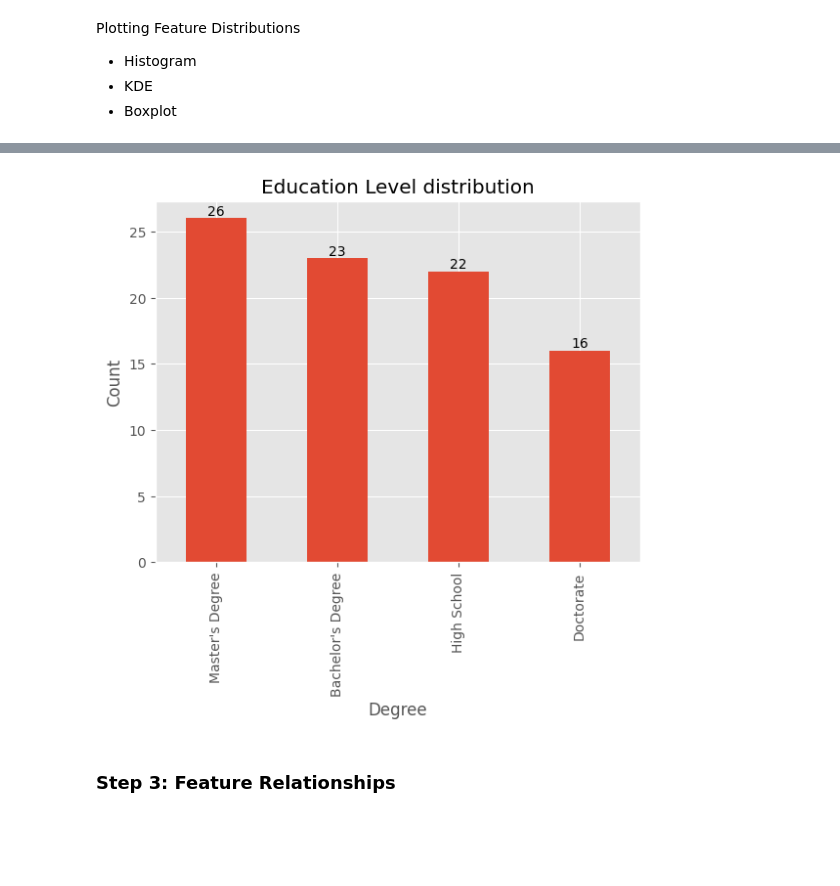
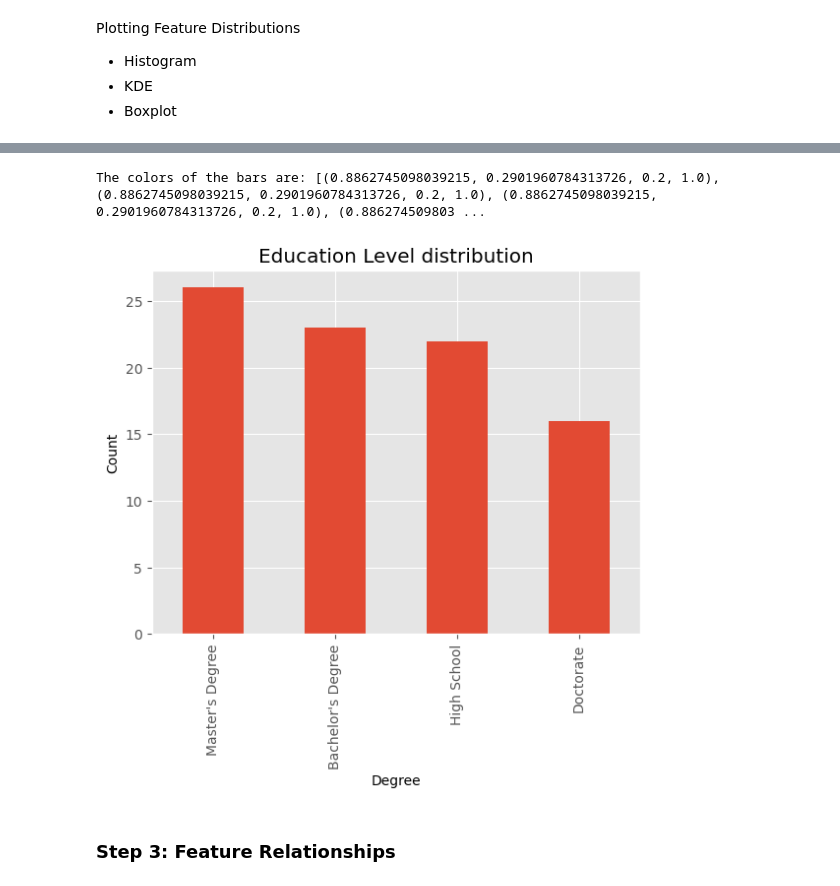
Before and after one commit to lubomirovna/Data_Glacier_Virtual_Internship, a Jupyter notebook: Week_10/eda.ipynb, the cells around one changed output, grey strips where cells are left out. Cells and saved outputs as stored; diff of their text form; code cells hidden in the pictures; blank space fills up the shorter version.

```diff
--- a/Week_10/eda.ipynb
+++ b/Week_10/eda.ipynb
@@ -101,13 +83,20 @@ for n, (fr, x, patch) in enumerate(zip(freq, bin_centers, patches)):
-# %%
-# Visualize the distribution of categorical variables
-ax = df['Education Level'].value_counts().plot(kind='bar', title='Education Level distribution')
-ax.set_xlabel('Degree')
-ax.set_ylabel('Count')
-
-# Annotate columns
-for i, count in enumerate(df['Education Level'].value_counts()):
-    plt.annotate(str(count), xy=(i, count), ha='center', va='bottom')
-# %% [output]
-[figure, removed]
+# %%
+# Create a bar plot of Education Level distribution
+ax = df['Education Level'].value_counts().plot(kind='bar', title='Education Level distribution')
+
+# Set the axis labels
+ax.set_xlabel('Degree')
+ax.set_ylabel('Count')
+
+# Get the colors of the bars
+colors = [bar.get_facecolor() for bar in ax.patches]
+
+# Print the colors
+print(f"The colors of the bars are: {colors}")
+
+plt.show()
+# %% [output]
+The colors of the bars are: [(0.8862745098039215, 0.2901960784313726, 0.2, 1.0), (0.8862745098039215, 0.2901960784313726, 0.2, 1.0), (0.8862745098039215, 0.2901960784313726, 0.2, 1.0), (0.886274509803 ...
+[figure, added]
 # %% [markdown]
 ### Step 3: Feature Relationships
```
Also changed, not shown: parts of 15 cells of this notebook, 1 other file.
